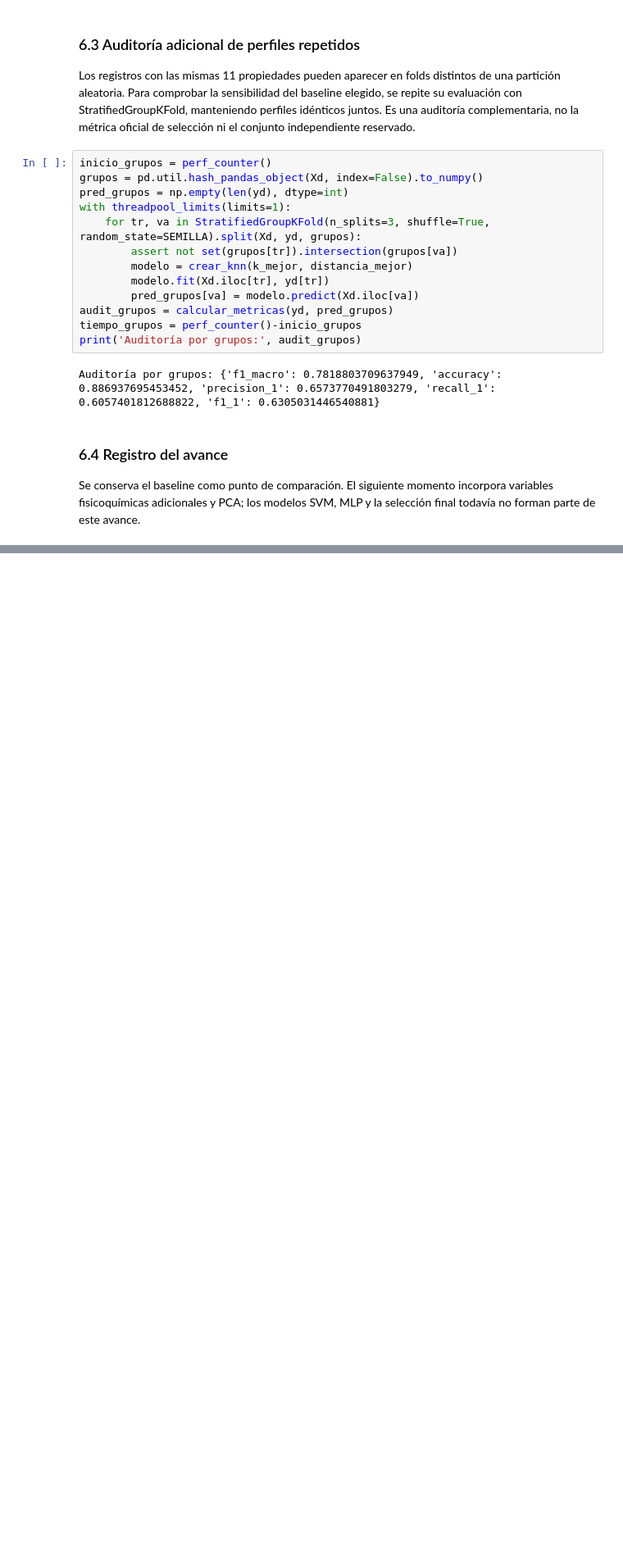
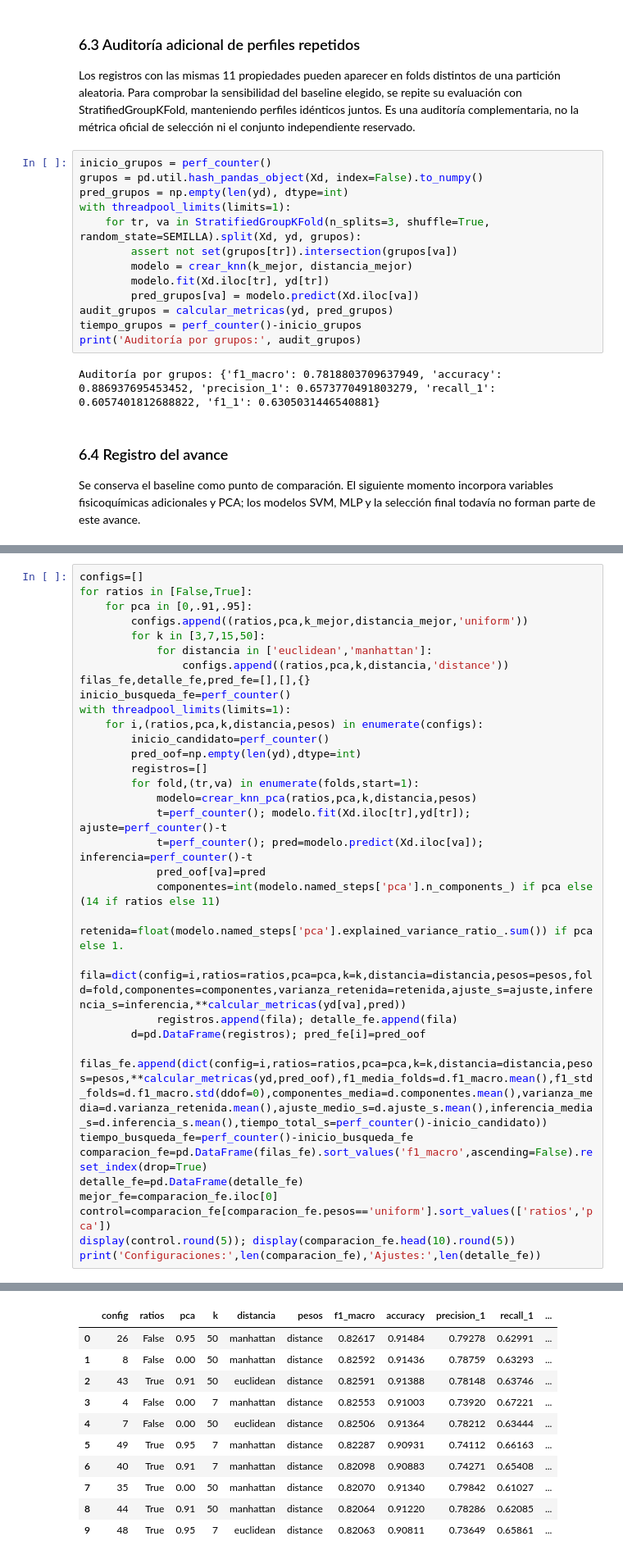
Before and after one commit to iamnicocr/wine-quality, a Jupyter notebook: notebooks/01_eda_y_modelado.ipynb, the cells around one changed output, grey strips where cells are left out. Shown at 82% size. Saved outputs shown, nothing was run; the diff lists cells and outputs as text; blank space fills up the shorter version.

```diff
--- a/notebooks/01_eda_y_modelado.ipynb
+++ b/notebooks/01_eda_y_modelado.ipynb
@@ -371,0 +405,34 @@ print(json.dumps(resumen_baseline,indent=2,ensure_ascii=False))
+# %%
+configs=[]
+for ratios in [False,True]:
+    for pca in [0,.91,.95]:
+        configs.append((ratios,pca,k_mejor,distancia_mejor,'uniform'))
+        for k in [3,7,15,50]:
+            for distancia in ['euclidean','manhattan']:
+                configs.append((ratios,pca,k,distancia,'distance'))
+filas_fe,detalle_fe,pred_fe=[],[],{}
+inicio_busqueda_fe=perf_counter()
+with threadpool_limits(limits=1):
+    for i,(ratios,pca,k,distancia,pesos) in enumerate(configs):
+        inicio_candidato=perf_counter()
+        pred_oof=np.empty(len(yd),dtype=int)
+        registros=[]
+        for fold,(tr,va) in enumerate(folds,start=1):
+            modelo=crear_knn_pca(ratios,pca,k,distancia,pesos)
+            t=perf_counter(); modelo.fit(Xd.iloc[tr],yd[tr]); ajuste=perf_counter()-t
+            t=perf_counter(); pred=modelo.predict(Xd.iloc[va]); inferencia=perf_counter()-t
+            pred_oof[va]=pred
+            componentes=int(modelo.named_steps['pca'].n_components_) if pca else (14 if ratios else 11)
+            retenida=float(modelo.named_steps['pca'].explained_variance_ratio_.sum()) if pca else 1.
+            fila=dict(config=i,ratios=ratios,pca=pca,k=k,distancia=distancia,pesos=pesos,fold=fold,componentes=componentes,varianza_retenida=retenida,ajuste_s=ajuste,inferencia_s=inferencia,**calcular_metricas(yd[va],pred))
+            registros.append(fila); detalle_fe.append(fila)
+        d=pd.DataFrame(registros); pred_fe[i]=pred_oof
+        filas_fe.append(dict(config=i,ratios=ratios,pca=pca,k=k,distancia=distancia,pesos=pesos,**calcular_metricas(yd,pred_oof),f1_media_folds=d.f1_macro.mean(),f1_std_folds=d.f1_macro.std(ddof=0),componentes_media=d.componentes.mean(),varianza_media=d.varianza_retenida.mean(),ajuste_medio_s=d.ajuste_s.mean(),inferencia_media_s=d.inferencia_s.mean(),tiempo_total_s=perf_counter()-inicio_candidato))
+tiempo_busqueda_fe=perf_counter()-inicio_busqueda_fe
+comparacion_fe=pd.DataFrame(filas_fe).sort_values('f1_macro',ascending=False).reset_index(drop=True)
+detalle_fe=pd.DataFrame(detalle_fe)
+mejor_fe=comparacion_fe.iloc[0]
+control=comparacion_fe[comparacion_fe.pesos=='uniform'].sort_values(['ratios','pca'])
+display(control.round(5)); display(comparacion_fe.head(10).round(5))
+print('Configuraciones:',len(comparacion_fe),'Ajustes:',len(detalle_fe))
+# %% [output]
@@ -371,0 +446,11 @@ print(json.dumps(resumen_baseline,indent=2,ensure_ascii=False))
+|  | config | ratios | pca | k | distancia | pesos | f1_macro | accuracy | precision_1 | recall_1 | ... |
+| 0 | 26 | False | 0.95 | 50 | manhattan | distance | 0.82617 | 0.91484 | 0.79278 | 0.62991 | ... |
+| 1 | 8 | False | 0.00 | 50 | manhattan | distance | 0.82592 | 0.91436 | 0.78759 | 0.63293 | ... |
+| 2 | 43 | True | 0.91 | 50 | euclidean | distance | 0.82591 | 0.91388 | 0.78148 | 0.63746 | ... |
+| 3 | 4 | False | 0.00 | 7 | manhattan | distance | 0.82553 | 0.91003 | 0.73920 | 0.67221 | ... |
+| 4 | 7 | False | 0.00 | 50 | euclidean | distance | 0.82506 | 0.91364 | 0.78212 | 0.63444 | ... |
+| 5 | 49 | True | 0.95 | 7 | manhattan | distance | 0.82287 | 0.90931 | 0.74112 | 0.66163 | ... |
+| 6 | 40 | True | 0.91 | 7 | manhattan | distance | 0.82098 | 0.90883 | 0.74271 | 0.65408 | ... |
+| 7 | 35 | True | 0.00 | 50 | manhattan | distance | 0.82070 | 0.91340 | 0.79842 | 0.61027 | ... |
+| 8 | 44 | True | 0.91 | 50 | manhattan | distance | 0.82064 | 0.91220 | 0.78286 | 0.62085 | ... |
+| 9 | 48 | True | 0.95 | 7 | euclidean | distance | 0.82063 | 0.90811 | 0.73649 | 0.65861 | ... |
```
Also changed, not shown: parts of 12 cells of this notebook.
